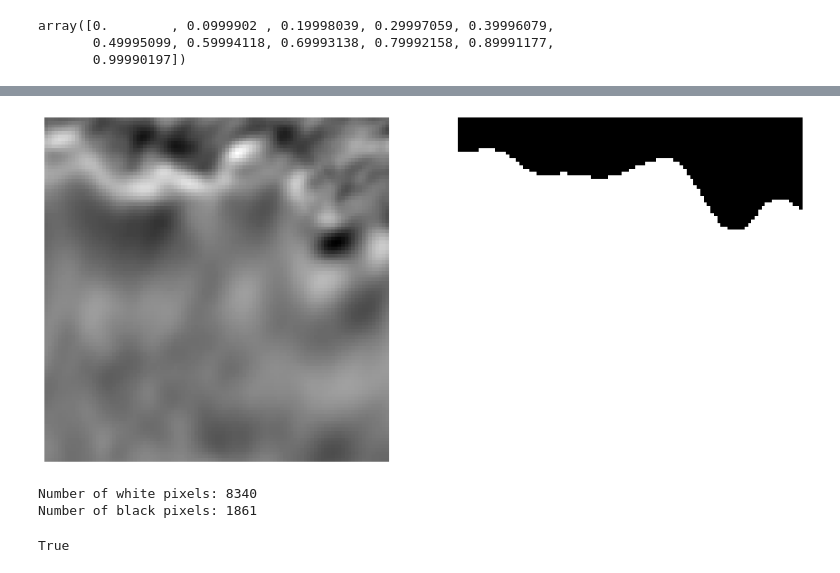
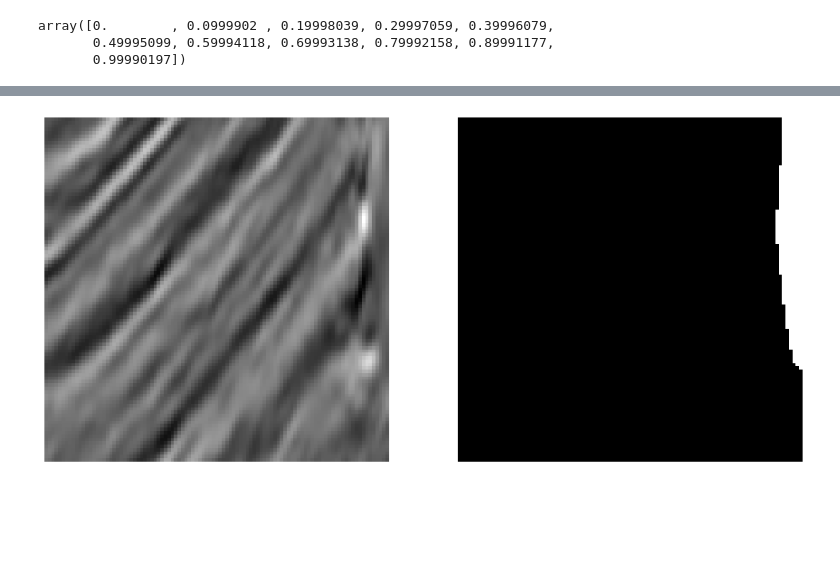
Before and after one commit to lucterres/vae2, a Jupyter notebook: Pixels.ipynb, the cells around one changed output, grey strips where cells are left out. Drawn from its saved outputs; the diff is of its cells as text; code cells hidden in the pictures; blank space fills up the shorter version.

Commit message:
new pixel csv creation

```diff
--- a/Pixels.ipynb
+++ b/Pixels.ipynb
@@ -9,10 +11,10 @@ import matplotlib.image as mpimg
 TRAIN_CSV = './train/train.csv'
 DEPTH_CSV = 'depths.csv'
 
-TRAIN_IMAGE_DIR = 'D:/_0Luciano/_0PHD/datasets/tgsSalt/train/images/'
-TRAIN_MASK_DIR  = 'D:/_0Luciano/_0PHD/datasets/tgsSalt/train/masks/'
-
-TEST_IMAGE_DIR  = 'D:/_0Luciano_0PHD/datasets/tgsSalt/test/images/'
+TRAIN_DIR  = 'D:/_0Luciano/_0PHD/datasets/tgs-salt/'
+TRAIN_IMAGE_DIR = 'D:/_0Luciano/_0PHD/datasets/tgs-salt/train/images/'
+TRAIN_MASK_DIR  = 'D:/_0Luciano/_0PHD/datasets/tgs-salt/train/masks/'
+TEST_IMAGE_DIR  = 'D:/_0Luciano_0PHD/datasets/tgs-salt/test/images/'
 # %%
 df_train = pd.read_csv(TRAIN_CSV)
 df = df_train
@@ -33,23 +77,0 @@ Index(['id', 'rle_mask', 'salt', 'coverage'], dtype='object')
-# %%
-def limites(msk):
-        number_of_white_pix = np.sum(msk == 255)
-        if (number_of_white_pix>(10201*0.1)) & (number_of_white_pix<(10201*0.9)):
-                result = True
-        else:
-                result = False
-
-        return result
-
-TRAIN_MASK_DIR  = 'D:/_0Luciano/_0PHD/datasets/tgsSalt/train/masks/'
-
-def coverage(label):
-        path = TRAIN_MASK_DIR + f'{label}.png'
-        white_pix = 0
-        if exists(path):
-                mask = cv2.imread(path)
-                gray = cv2.cvtColor(mask, cv2.COLOR_BGR2GRAY)
-                white_pix = np.sum(gray == 255)
-        return white_pix/10201
-
- # a coluna coverage em todas as linhas do df recebe o resultado da função coverage(id)
-df['coverage']=df['id'].map(coverage)
@@ -162,27 +230,10 @@ FileNotFoundError: [Errno 2] No such file or directory: './train/images/9bf02277
 # %%
-img = cv2.cvtColor(bgr, cv2.COLOR_BGR2RGB)
+img = cv2.cvtColor(img, cv2.COLOR_BGR2RGB)
 msk = cv2.cvtColor(mask, cv2.COLOR_BGR2GRAY)
 # %%
 plt.figure(figsize = (15, 10))
-plt.subplot(1, 2, 1); plt.imshow(bgr);  plt.axis('off')
+plt.subplot(1, 2, 1); plt.imshow(img);  plt.axis('off')
 plt.subplot(1, 2, 2); plt.imshow(msk,cmap='gray',); plt.axis('off')
 plt.show()
 # %% [output]
-[figure, old version]
+[figure, new version]
-# %%
-# counting the number of pixels
-number_of_white_pix = np.sum(msk == 255)
-number_of_black_pix = np.sum(msk == 0)
-
-print('Number of white pixels:', number_of_white_pix)
-print('Number of black pixels:', number_of_black_pix)
-# %% [output]
-Number of white pixels: 8340
-Number of black pixels: 1861
-# %%
-if (number_of_white_pix>1000) & (number_of_white_pix<9000):
-    print (True)
-else:
-    print (False)
-# %% [output]
-True
```
Also changed, not shown: parts of 32 cells of this notebook, 1 other file.
